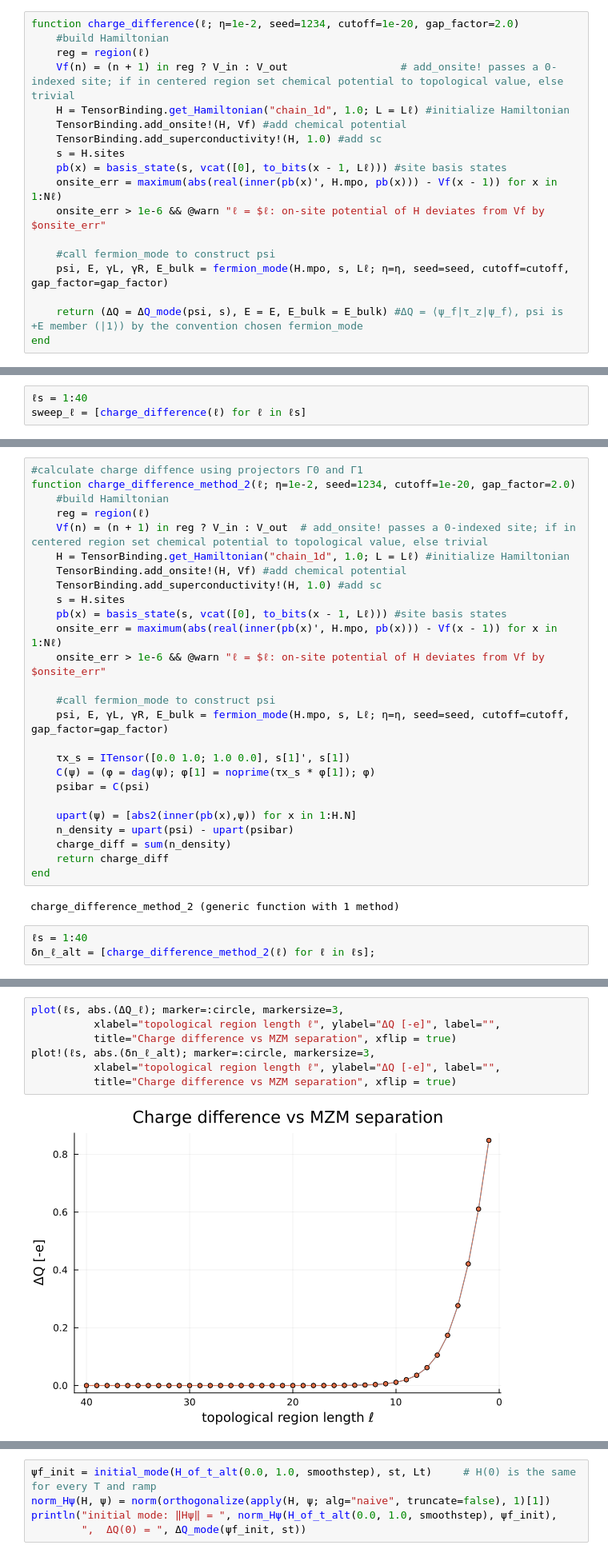
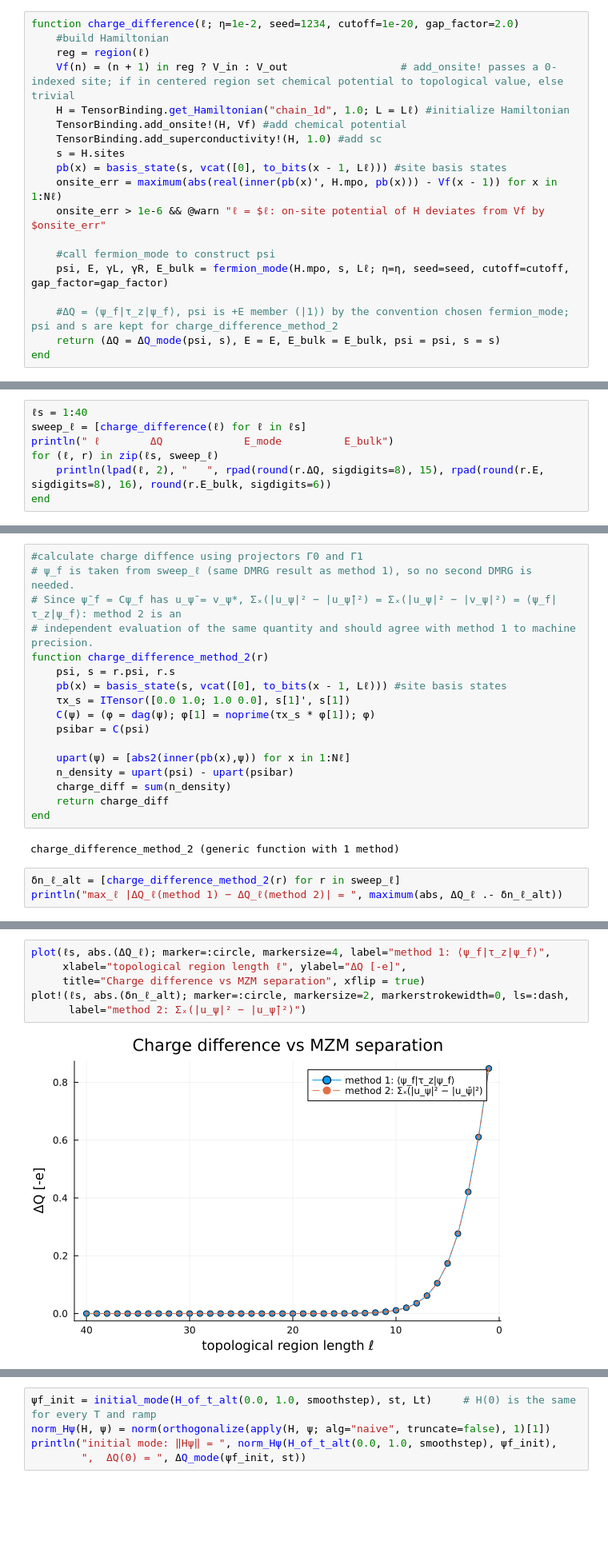
Before and after one commit to alasko5/MSH_Tensor_Network_Methods, a Jupyter notebook: kitaev_charge_difference.ipynb, the cells around one changed output, grey strips where cells are left out. Shown at 80% size. Drawn from its saved outputs; the diff is of its cells as text; blank space fills up the shorter version.

```diff
--- a/kitaev_charge_difference.ipynb
+++ b/kitaev_charge_difference.ipynb
@@ -307,13 +318,18 @@ function charge_difference(ℓ; η=1e-2, seed=1234, cutoff=1e-20, gap_factor=2.0
     #call fermion_mode to construct psi
     psi, E, γL, γR, E_bulk = fermion_mode(H.mpo, s, Lℓ; η=η, seed=seed, cutoff=cutoff, gap_factor=gap_factor)
 
-    return (ΔQ = ΔQ_mode(psi, s), E = E, E_bulk = E_bulk) #ΔQ = ⟨ψ_f|τ_z|ψ_f⟩, psi is +E member (|1⟩) by the convention chosen fermion_mode
+    #ΔQ = ⟨ψ_f|τ_z|ψ_f⟩, psi is +E member (|1⟩) by the convention chosen fermion_mode; psi and s are kept for charge_difference_method_2
+    return (ΔQ = ΔQ_mode(psi, s), E = E, E_bulk = E_bulk, psi = psi, s = s)
 end
 # %% [output]
 charge_difference (generic function with 1 method)
 # %%
 ℓs = 1:40
 sweep_ℓ = [charge_difference(ℓ) for ℓ in ℓs]
+println(" ℓ        ΔQ             E_mode          E_bulk")
+for (ℓ, r) in zip(ℓs, sweep_ℓ)
+    println(lpad(ℓ, 2), "   ", rpad(round(r.ΔQ, sigdigits=8), 15), rpad(round(r.E, sigdigits=8), 16), round(r.E_bulk, sigdigits=6))
+end
 # %% [output]
 [ Info: On-site (s-wave) pairing is forbidden for spinless fermions (Δ(i,i) = 0 by Fermi antisymmetry).  Constructing nearest-neighbour p-wave instead.
 [ Info: On-site (s-wave) pairing is forbidden for spinless fermions (Δ(i,i) = 0 by Fermi antisymmetry).  Constructing nearest-neighbour p-wave instead.
@@ -359,26 +375,17 @@ p1 = plot(ℓs, abs.(ΔQ_ℓ); marker=:circle, markersize=3,
 [figure]
 # %%
 #calculate charge diffence using projectors Γ0 and Γ1
-function charge_difference_method_2(ℓ; η=1e-2, seed=1234, cutoff=1e-20, gap_factor=2.0)
-    #build Hamiltonian
-    reg = region(ℓ)
-    Vf(n) = (n + 1) in reg ? V_in : V_out  # add_onsite! passes a 0-indexed site; if in centered region set chemical potential to topological value, else trivial
-    H = TensorBinding.get_Hamiltonian("chain_1d", 1.0; L = Lℓ) #initialize Hamiltonian
-    TensorBinding.add_onsite!(H, Vf) #add chemical potential
-    TensorBinding.add_superconductivity!(H, 1.0) #add sc
-    s = H.sites
+# ψ_f is taken from sweep_ℓ (same DMRG result as method 1), so no second DMRG is needed.
+# Since ψ̄_f = Cψ_f has u_ψ̄ = v_ψ*, Σₓ(|u_ψ|² − |u_ψ̄|²) = Σₓ(|u_ψ|² − |v_ψ|²) = ⟨ψ_f|τ_z|ψ_f⟩: method 2 is an
+# independent evaluation of the same quantity and should agree with method 1 to machine precision.
+function charge_difference_method_2(r)
+    psi, s = r.psi, r.s
     pb(x) = basis_state(s, vcat([0], to_bits(x - 1, Lℓ))) #site basis states
-    onsite_err = maximum(abs(real(inner(pb(x)', H.mpo, pb(x))) - Vf(x - 1)) for x in 1:Nℓ)
-    onsite_err > 1e-6 && @warn "ℓ = $ℓ: on-site potential of H deviates from Vf by $onsite_err"
-
-    #call fermion_mode to construct psi
-    psi, E, γL, γR, E_bulk = fermion_mode(H.mpo, s, Lℓ; η=η, seed=seed, cutoff=cutoff, gap_factor=gap_factor)
-
     τx_s = ITensor([0.0 1.0; 1.0 0.0], s[1]', s[1])
     C(ψ) = (φ = dag(ψ); φ[1] = noprime(τx_s * φ[1]); φ)
     psibar = C(psi)
 
-    upart(ψ) = [abs2(inner(pb(x),ψ)) for x in 1:H.N]
+    upart(ψ) = [abs2(inner(pb(x),ψ)) for x in 1:Nℓ]
     n_density = upart(psi) - upart(psibar)
     charge_diff = sum(n_density)
     return charge_diff
@@ -386,6 +393,6 @@ end
 # %% [output]
 charge_difference_method_2 (generic function with 1 method)
 # %%
-ℓs = 1:40
-δn_ℓ_alt = [charge_difference_method_2(ℓ) for ℓ in ℓs];
+δn_ℓ_alt = [charge_difference_method_2(r) for r in sweep_ℓ]
+println("max_ℓ |ΔQ_ℓ(method 1) − ΔQ_ℓ(method 2)| = ", maximum(abs, ΔQ_ℓ .- δn_ℓ_alt))
 # %% [output]
@@ -409,12 +400,11 @@ charge_difference_method_2 (generic function with 1 method)
 # %%
-plot(ℓs, abs.(ΔQ_ℓ); marker=:circle, markersize=3,
-          xlabel="topological region length ℓ", ylabel="ΔQ [-e]", label="",
-          title="Charge difference vs MZM separation", xflip = true)
-plot!(ℓs, abs.(δn_ℓ_alt); marker=:circle, markersize=3,
-          xlabel="topological region length ℓ", ylabel="ΔQ [-e]", label="",
-          title="Charge difference vs MZM separation", xflip = true)
+plot(ℓs, abs.(ΔQ_ℓ); marker=:circle, markersize=4, label="method 1: ⟨ψ_f|τ_z|ψ_f⟩",
+     xlabel="topological region length ℓ", ylabel="ΔQ [-e]",
+     title="Charge difference vs MZM separation", xflip = true)
+plot!(ℓs, abs.(δn_ℓ_alt); marker=:circle, markersize=2, markerstrokewidth=0, ls=:dash,
+      label="method 2: Σₓ(|u_ψ|² − |u_ψ̄|²)")
 # %% [output]
-[figure, old version]
+[figure, new version]
 # %% [markdown]
 ### Time-dependent calculation
 
```
Also changed, not shown: parts of 14 cells of this notebook, 1 other file.
